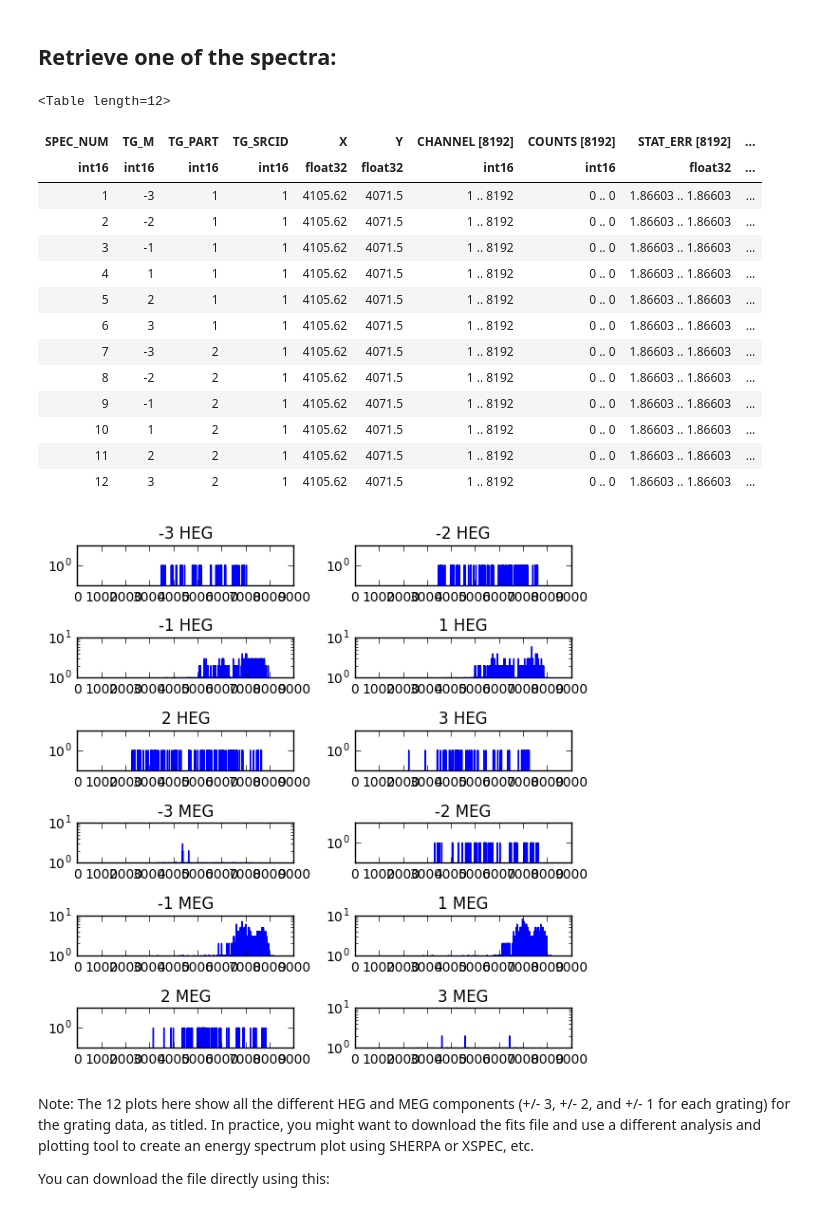
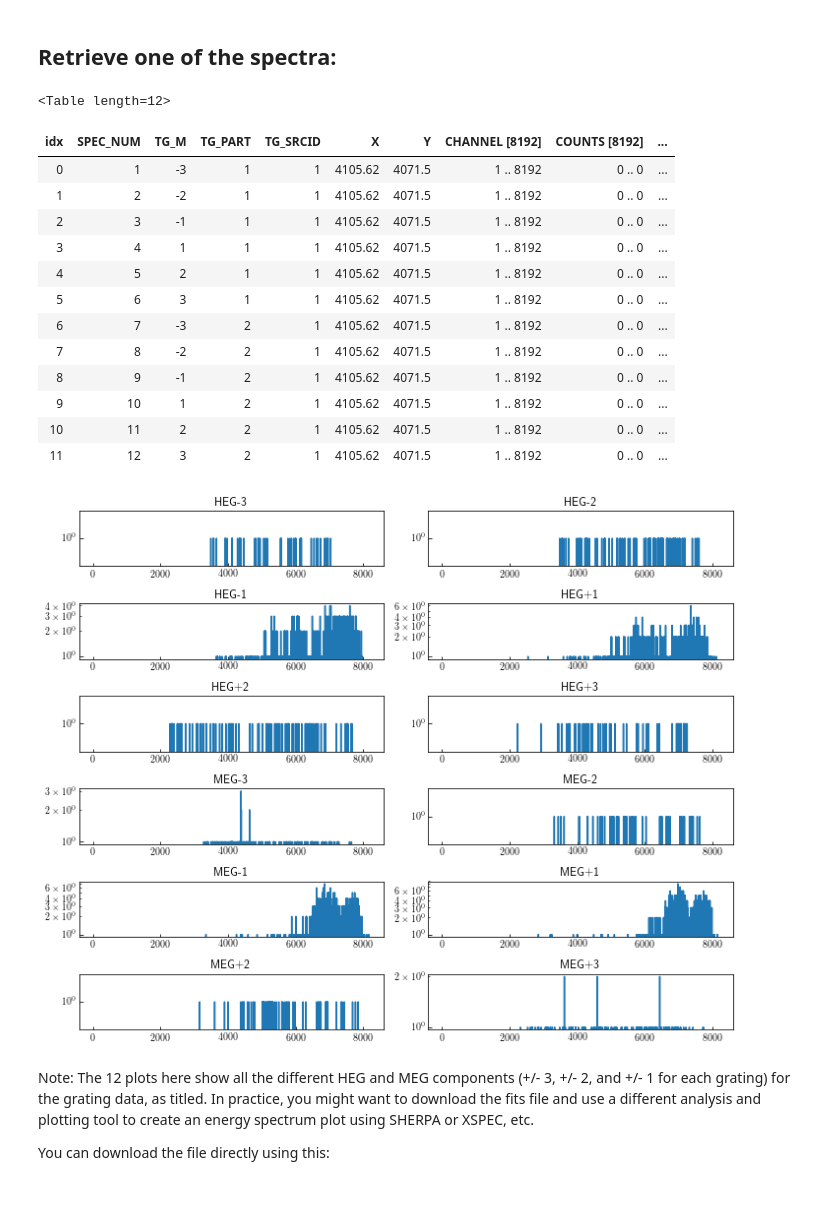
Before and after one commit to NASA-NAVO/aas_workshop_2018, a Jupyter notebook: heasarc/heasarc_Spectral_Access.ipynb, the cells around one changed output. Drawn from its saved outputs; the diff is of its cells as text; code cells hidden in the pictures.

```diff
--- a/heasarc/heasarc_Spectral_Access.ipynb
+++ b/heasarc/heasarc_Spectral_Access.ipynb
@@ -61,6 +63,7 @@ params = {'table': 'chanmaster',"POS":pos,"SIZE":"0.1", "REQUEST":"queryData"}
 r = requests.get('https://heasarc.nasa.gov/xamin/vo/ssa', params=params)
 #print(r.content)
 spec_table = Table.read(io.BytesIO(r.content))
-spec_table
+spec_table['time'].format='.4f'
+spec_table.show_in_notebook()
 # %% [output]
 <Table masked=True length=3>
@@ -78,40 +80,39 @@ import astropy.io.fits as fits
 hdu_list=fits.open(spec_table[2]['SSA_reference'].decode()) # Byte format, so just decode() to string
 #hdu_list.info()
 table = Table(hdu_list[1].data)
-table
+table.show_in_notebook()
 # %% [output]
 <Table length=12>
-| SPEC_NUM | TG_M | TG_PART | TG_SRCID | X | Y | CHANNEL [8192] | COUNTS [8192] | STAT_ERR [8192] | ... |
-| int16 | int16 | int16 | int16 | float32 | float32 | int16 | int16 | float32 | ... |
-| 1 | -3 | 1 | 1 | 4105.62 | 4071.5 | 1 .. 8192 | 0 .. 0 | 1.86603 .. 1.86603 | ... |
-| 2 | -2 | 1 | 1 | 4105.62 | 4071.5 | 1 .. 8192 | 0 .. 0 | 1.86603 .. 1.86603 | ... |
-| 3 | -1 | 1 | 1 | 4105.62 | 4071.5 | 1 .. 8192 | 0 .. 0 | 1.86603 .. 1.86603 | ... |
-| 4 | 1 | 1 | 1 | 4105.62 | 4071.5 | 1 .. 8192 | 0 .. 0 | 1.86603 .. 1.86603 | ... |
-| 5 | 2 | 1 | 1 | 4105.62 | 4071.5 | 1 .. 8192 | 0 .. 0 | 1.86603 .. 1.86603 | ... |
-| 6 | 3 | 1 | 1 | 4105.62 | 4071.5 | 1 .. 8192 | 0 .. 0 | 1.86603 .. 1.86603 | ... |
-| 7 | -3 | 2 | 1 | 4105.62 | 4071.5 | 1 .. 8192 | 0 .. 0 | 1.86603 .. 1.86603 | ... |
-| 8 | -2 | 2 | 1 | 4105.62 | 4071.5 | 1 .. 8192 | 0 .. 0 | 1.86603 .. 1.86603 | ... |
-| 9 | -1 | 2 | 1 | 4105.62 | 4071.5 | 1 .. 8192 | 0 .. 0 | 1.86603 .. 1.86603 | ... |
-| 10 | 1 | 2 | 1 | 4105.62 | 4071.5 | 1 .. 8192 | 0 .. 0 | 1.86603 .. 1.86603 | ... |
-| 11 | 2 | 2 | 1 | 4105.62 | 4071.5 | 1 .. 8192 | 0 .. 0 | 1.86603 .. 1.86603 | ... |
-| 12 | 3 | 2 | 1 | 4105.62 | 4071.5 | 1 .. 8192 | 0 .. 0 | 1.86603 .. 1.86603 | ... |
+| idx | SPEC_NUM | TG_M | TG_PART | TG_SRCID | X | Y | CHANNEL [8192] | COUNTS [8192] | ... |
+| 0 | 1 | -3 | 1 | 1 | 4105.62 | 4071.5 | 1 .. 8192 | 0 .. 0 | ... |
+| 1 | 2 | -2 | 1 | 1 | 4105.62 | 4071.5 | 1 .. 8192 | 0 .. 0 | ... |
+| 2 | 3 | -1 | 1 | 1 | 4105.62 | 4071.5 | 1 .. 8192 | 0 .. 0 | ... |
+| 3 | 4 | 1 | 1 | 1 | 4105.62 | 4071.5 | 1 .. 8192 | 0 .. 0 | ... |
+| 4 | 5 | 2 | 1 | 1 | 4105.62 | 4071.5 | 1 .. 8192 | 0 .. 0 | ... |
+| 5 | 6 | 3 | 1 | 1 | 4105.62 | 4071.5 | 1 .. 8192 | 0 .. 0 | ... |
+| 6 | 7 | -3 | 2 | 1 | 4105.62 | 4071.5 | 1 .. 8192 | 0 .. 0 | ... |
+| 7 | 8 | -2 | 2 | 1 | 4105.62 | 4071.5 | 1 .. 8192 | 0 .. 0 | ... |
+| 8 | 9 | -1 | 2 | 1 | 4105.62 | 4071.5 | 1 .. 8192 | 0 .. 0 | ... |
+| 9 | 10 | 1 | 2 | 1 | 4105.62 | 4071.5 | 1 .. 8192 | 0 .. 0 | ... |
+| 10 | 11 | 2 | 2 | 1 | 4105.62 | 4071.5 | 1 .. 8192 | 0 .. 0 | ... |
+| 11 | 12 | 3 | 2 | 1 | 4105.62 | 4071.5 | 1 .. 8192 | 0 .. 0 | ... |
 # %%
 ## Here, you just have to be familiar with the format of these spectra by reading Chandra documentation.
 for i in range(len(table)):
-    matplotlib.rcParams['figure.figsize'] = (6, 6)
+    matplotlib.rcParams['figure.figsize'] = (10, 8)
     ax=plt.subplot(6,2,i+1)
     pha = plt.plot( table['CHANNEL'][i],table['COUNTS'][i])
     ax.set_yscale('log')
     if table['TG_PART'][i] == 1:
         instr='HEG'
     if table['TG_PART'][i] == 2:
         instr='MEG'
     if table['TG_PART'][i] == 3:
         instr='LEG'
-    ax.set_title(str(table['TG_M'][i])+' '+instr)
+    ax.set_title("{grating}{order:+d}".format(grating=instr, order=table['TG_M'][i]))
     plt.tight_layout()
 # %% [output]
-[figure, old version]
+[figure, new version]
 # %% [markdown]
 Note: The 12 plots here show all the different HEG and MEG components (+/- 3, +/- 2, and +/- 1 for each grating) for the grating data, as titled. In practice, you might want to download the fits file and use a different analysis and plotting tool to create an energy spectrum plot using SHERPA or XSPEC, etc.
 
```
Also changed, not shown: parts of 17 cells of this notebook, 1 other file.
